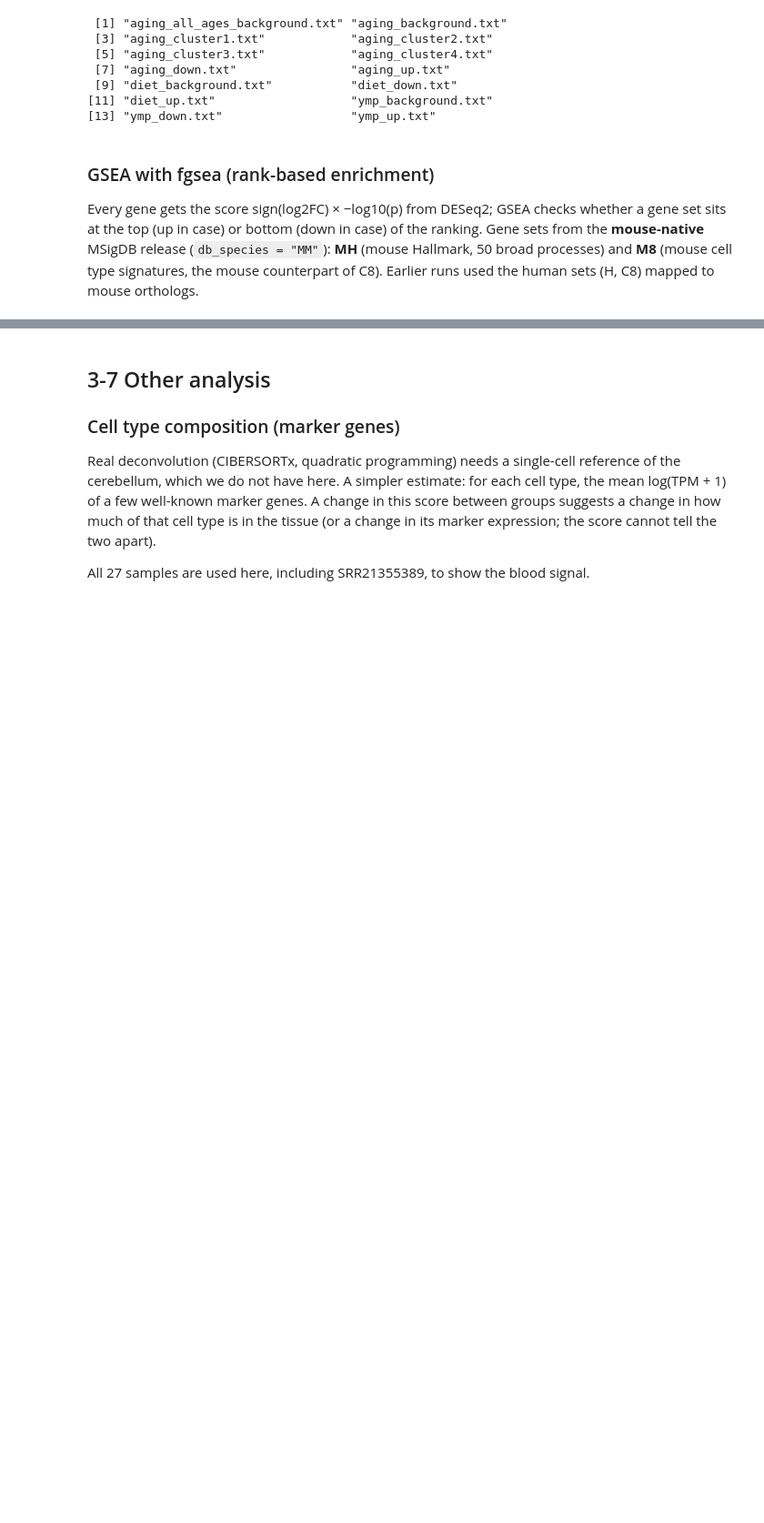
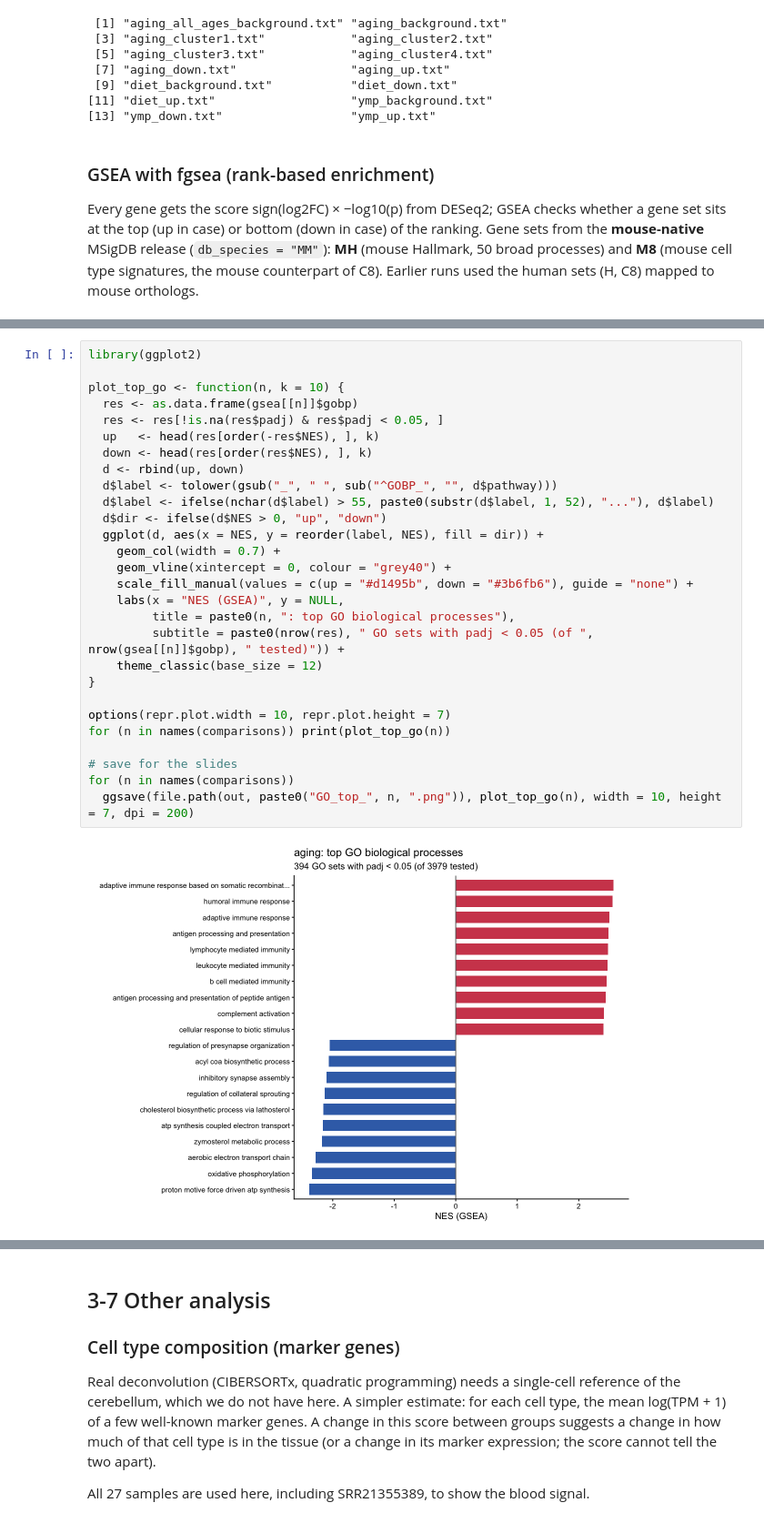
Before and after one commit to nickprandini/System_genomics_analysis, a Jupyter notebook: notebooks/03_part3_step2.ipynb, the cells around one changed output, grey strips where cells are left out. Shown at 91% size. Cells and saved outputs as stored; diff of their text form; blank space fills up the shorter version.

```diff
--- a/notebooks/03_part3_step2.ipynb
+++ b/notebooks/03_part3_step2.ipynb
@@ -557,0 +552,30 @@ nes %>%
+# %%
+library(ggplot2)
+
+plot_top_go <- function(n, k = 10) {
+  res <- as.data.frame(gsea[[n]]$gobp)
+  res <- res[!is.na(res$padj) & res$padj < 0.05, ]
+  up   <- head(res[order(-res$NES), ], k)
+  down <- head(res[order(res$NES), ], k)
+  d <- rbind(up, down)
+  d$label <- tolower(gsub("_", " ", sub("^GOBP_", "", d$pathway)))
+  d$label <- ifelse(nchar(d$label) > 55, paste0(substr(d$label, 1, 52), "..."), d$label)
+  d$dir <- ifelse(d$NES > 0, "up", "down")
+  ggplot(d, aes(x = NES, y = reorder(label, NES), fill = dir)) +
+    geom_col(width = 0.7) +
+    geom_vline(xintercept = 0, colour = "grey40") +
+    scale_fill_manual(values = c(up = "#d1495b", down = "#3b6fb6"), guide = "none") +
+    labs(x = "NES (GSEA)", y = NULL,
+         title = paste0(n, ": top GO biological processes"),
+         subtitle = paste0(nrow(res), " GO sets with padj < 0.05 (of ", nrow(gsea[[n]]$gobp), " tested)")) +
+    theme_classic(base_size = 12)
+}
+
+options(repr.plot.width = 10, repr.plot.height = 7)
+for (n in names(comparisons)) print(plot_top_go(n))
+
+# save for the slides
+for (n in names(comparisons))
+  ggsave(file.path(out, paste0("GO_top_", n, ".png")), plot_top_go(n), width = 10, height = 7, dpi = 200)
+# %% [output]
+[figure, added]
```
Also changed, not shown: parts of 27 cells of this notebook, 1 other file.
